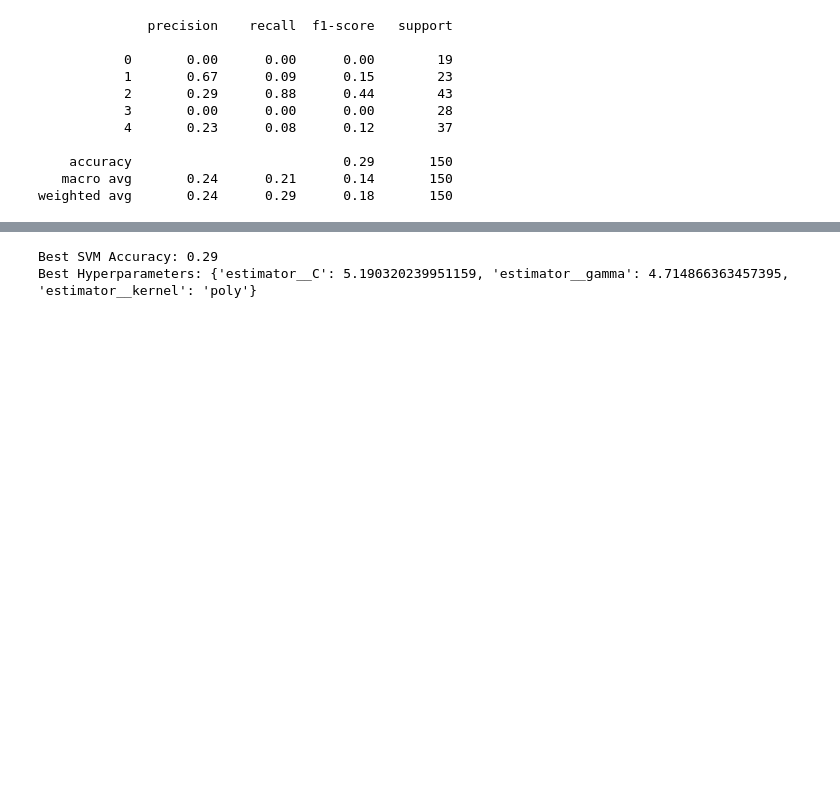
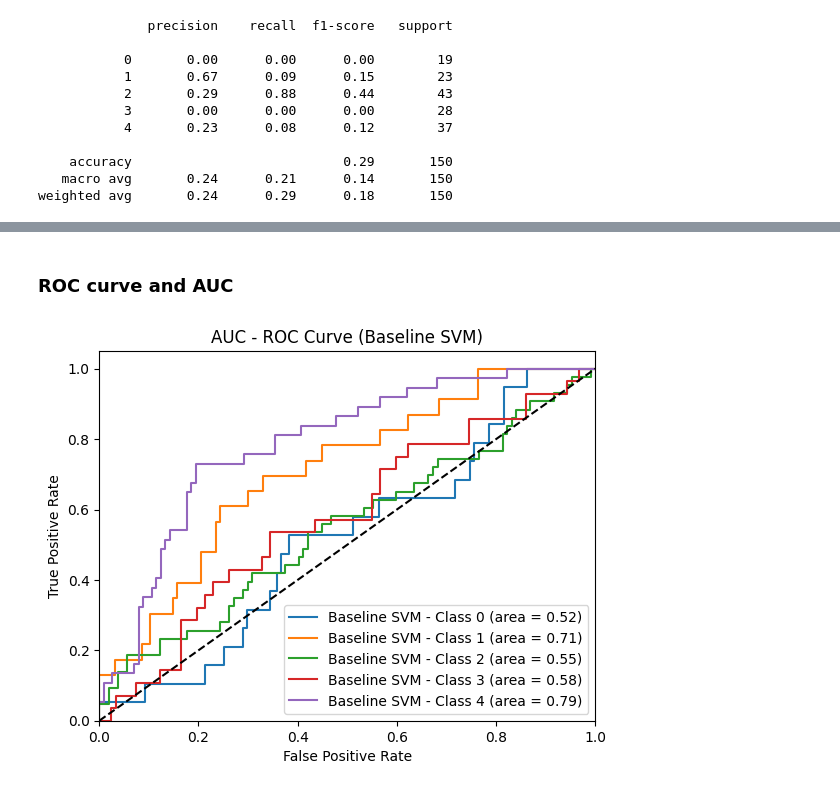
Before and after one commit to samservo09/thesis-svm-tele-triage, a Jupyter notebook: src/svm/svm-simulation.ipynb, the cells around one changed output, grey strips where cells are left out. Cells and saved outputs as stored; diff of their text form; code cells hidden in the pictures; blank space fills up the shorter version.

Commit message:
added confusion matrix and AUC-ROC curve

```diff
--- a/src/svm/svm-simulation.ipynb
+++ b/src/svm/svm-simulation.ipynb
@@ -385,13 +323,47 @@ RandomizedSearchCV(cv=5,
-# %%
-# Get the best hyperparameters and model
-best_params_rand = randomized_search.best_params_
-best_model_rand = randomized_search.best_estimator_
-
-# Evaluate the best model
-y_pred_best_rand = best_model_rand.predict(Test_X_Tfidf)
-accuracy_best_rand = accuracy_score(y_test, y_pred_best_rand)
-print(f"Best SVM Accuracy: {accuracy_best_rand:.2f}")
-print(f"Best Hyperparameters: {best_params_rand}")
-# %% [output]
-Best SVM Accuracy: 0.29
-Best Hyperparameters: {'estimator__C': 5.190320239951159, 'estimator__gamma': 4.714866363457395, 'estimator__kernel': 'poly'}
+# %% [markdown]
+### ROC curve and AUC
+# %%
+from sklearn.metrics import roc_curve, auc
+from sklearn.preprocessing import label_binarize
+
+# Binarize the labels
+y_test_bin = label_binarize(y_test, classes=np.unique(y_test))
+n_classes = y_test_bin.shape[1]
+
+# Get probabilities for baseline SVM
+y_score_baseline = ovr_classifier.predict_proba(Test_X_Tfidf)
+
+# Get probabilities for tuned SVM
+y_score_tuned = grid.predict_proba(Test_X_Tfidf)
+# %%
+# Compute ROC curve and ROC area for each class
+fpr_baseline = dict()
+tpr_baseline = dict()
+roc_auc_baseline = dict()
+fpr_tuned = dict()
+tpr_tuned = dict()
+roc_auc_tuned = dict()
+
+for i in range(n_classes):
+    fpr_baseline[i], tpr_baseline[i], _ = roc_curve(y_test_bin[:, i], y_score_baseline[:, i])
+    roc_auc_baseline[i] = auc(fpr_baseline[i], tpr_baseline[i])
+    fpr_tuned[i], tpr_tuned[i], _ = roc_curve(y_test_bin[:, i], y_score_tuned[:, i])
+    roc_auc_tuned[i] = auc(fpr_tuned[i], tpr_tuned[i])
+# %%
+# Plot ROC curves for baseline SVM
+plt.figure()
+for i in range(n_classes):
+    plt.plot(fpr_baseline[i], tpr_baseline[i],
+             label='Baseline SVM - Class {0} (area = {1:0.2f})'
+                   ''.format(i, roc_auc_baseline[i]))
+
+plt.plot([0, 1], [0, 1], 'k--')
+plt.xlim([0.0, 1.0])
+plt.ylim([0.0, 1.05])
+plt.xlabel('False Positive Rate')
+plt.ylabel('True Positive Rate')
+plt.title('AUC - ROC Curve (Baseline SVM)')
+plt.legend(loc="lower right")
+plt.show()
+# %% [output]
+[figure, added]
```
Also changed, not shown: parts of 11 cells of this notebook.
